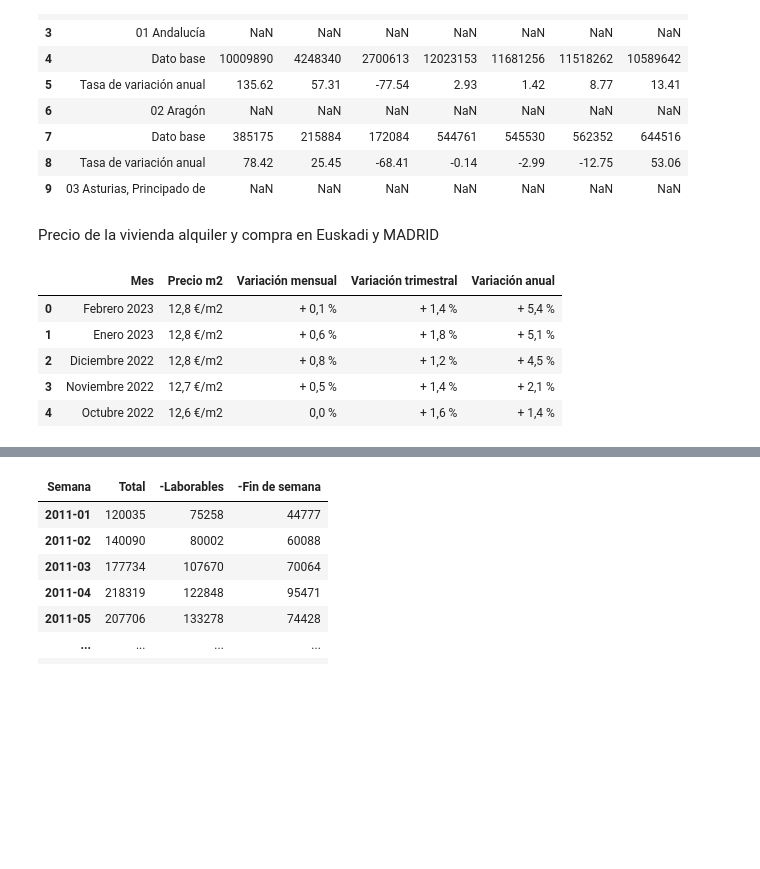
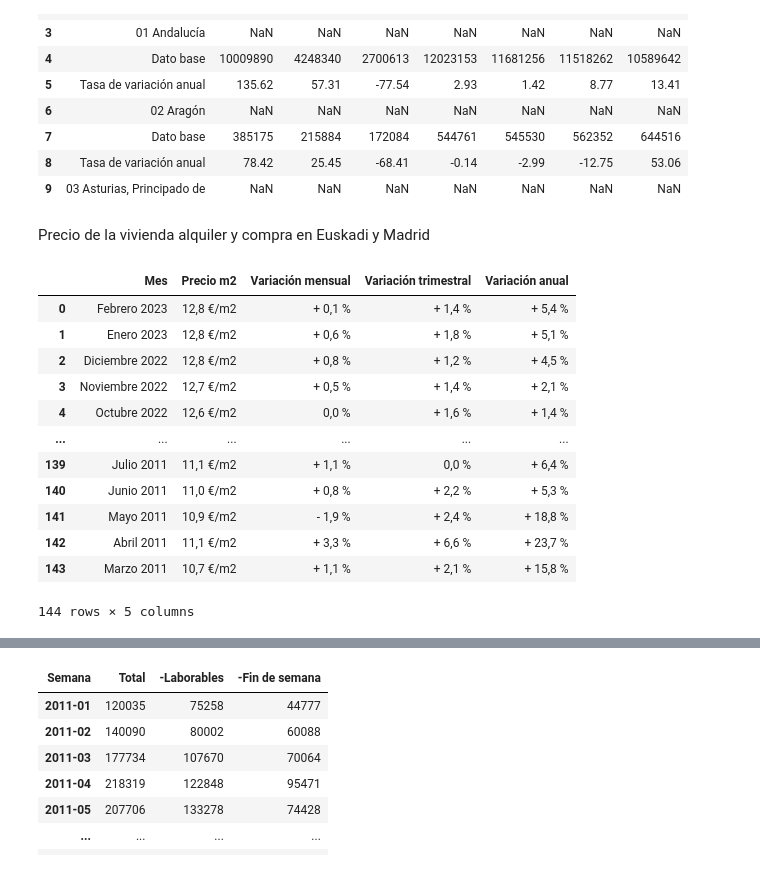
Before and after one commit to alandia92/EDA-Turismo-Euskadi, a Jupyter notebook: EDA/Limpieza.ipynb, the cells around one changed output, grey strips where cells are left out. Drawn from its saved outputs; the diff is of its cells as text; code cells hidden in the pictures; blank space fills up the shorter version.

```diff
--- a/EDA/Limpieza.ipynb
+++ b/EDA/Limpieza.ipynb
@@ -19,18 +22,27 @@ df_20.head(10)
 | 8 | Tasa de variación anual | 78.42 | 25.45 | -68.41 | -0.14 | -2.99 | -12.75 | 53.06 |
 | 9 | 03 Asturias, Principado de | NaN | NaN | NaN | NaN | NaN | NaN | NaN |
 # %% [markdown]
-Precio de la vivienda alquiler y compra en Euskadi y MADRID
+Precio de la vivienda alquiler y compra en Euskadi y Madrid
 # %%
 fuente_4 = 'Idealista'
 df_4 = pd.read_excel('./data/variacion de la vivienda EuskadiALQUILER.ods', engine="odf")
-df_4.head()
+
+df_4 = df_4.drop(df_4.index[144:])
+df_4
 # %% [output]
 |  | Mes | Precio m2 | Variación mensual | Variación trimestral | Variación anual |
 | 0 | Febrero 2023 | 12,8 €/m2 | + 0,1 % | + 1,4 % | + 5,4 % |
 | 1 | Enero 2023 | 12,8 €/m2 | + 0,6 % | + 1,8 % | + 5,1 % |
 | 2 | Diciembre 2022 | 12,8 €/m2 | + 0,8 % | + 1,2 % | + 4,5 % |
 | 3 | Noviembre 2022 | 12,7 €/m2 | + 0,5 % | + 1,4 % | + 2,1 % |
 | 4 | Octubre 2022 | 12,6 €/m2 | 0,0 % | + 1,6 % | + 1,4 % |
+| ... | ... | ... | ... | ... | ... |
+| 139 | Julio 2011 | 11,1 €/m2 | + 1,1 % | 0,0 % | + 6,4 % |
+| 140 | Junio 2011 | 11,0 €/m2 | + 0,8 % | + 2,2 % | + 5,3 % |
+| 141 | Mayo 2011 | 10,9 €/m2 | - 1,9 % | + 2,4 % | + 18,8 % |
+| 142 | Abril 2011 | 11,1 €/m2 | + 3,3 % | + 6,6 % | + 23,7 % |
+| 143 | Marzo 2011 | 10,7 €/m2 | + 1,1 % | + 2,1 % | + 15,8 % |
+144 rows × 5 columns
 # %%
 fuente_5= 'Idealista'
 df_5 = pd.read_excel('./data/variacion de la vivienda EuskadiVENTA.ods', engine="odf")
```
Also changed, not shown: parts of 29 cells of this notebook, 2 other files.
